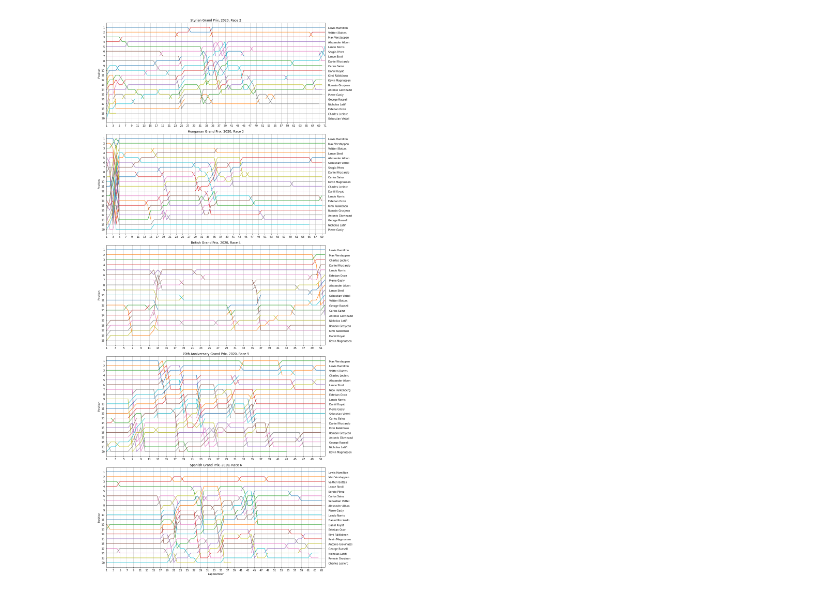
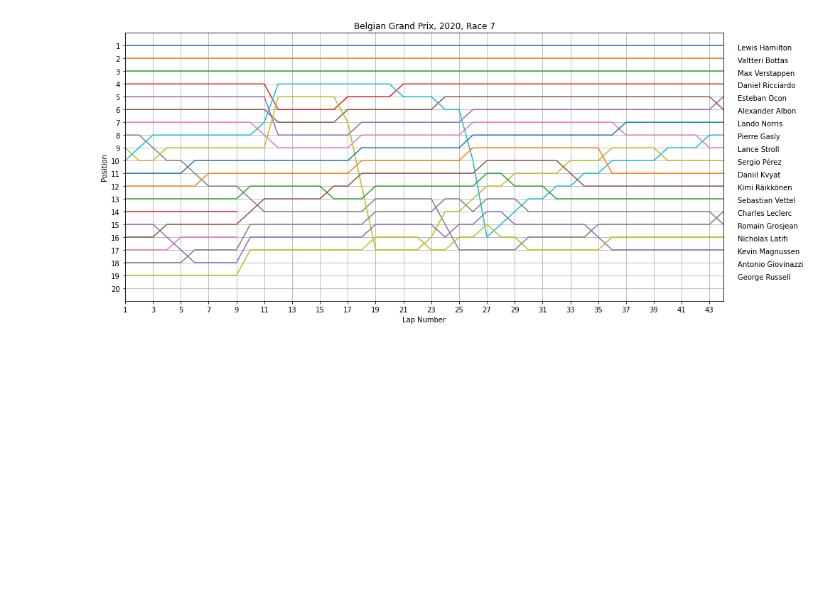
Before and after one commit to cnkndmr/formula1-data-analysis, a Jupyter notebook: src/01-position_by_lap.ipynb, the cells around one changed output. Drawn from its saved outputs; the diff is of its cells as text; code cells hidden in the pictures; blank space fills up the shorter version.

```diff
--- a/src/01-position_by_lap.ipynb
+++ b/src/01-position_by_lap.ipynb
@@ -14,34 +14,32 @@ drivers_df = pd.read_csv(zf.open('drivers.csv'))
 lap_times_df = pd.read_csv(zf.open('lap_times.csv'))
 races_df = pd.read_csv(zf.open('races.csv'))
 # %%
-plt.figure(figsize=(14, 5 * 6))
+raceId = lap_times_df.raceId.drop_duplicates().iloc[-1]
+race_df = lap_times_df[lap_times_df["raceId"] == raceId]
+driver_list = race_df["driverId"].drop_duplicates()
+plt.figure(figsize=(14, 6))
 
-for plot_num, raceId in enumerate(lap_times_df.raceId.drop_duplicates().iloc[-5:]):
-    plt.subplot(5, 1, plot_num + 1)
-    race_df = lap_times_df[lap_times_df["raceId"] == raceId]
-    driver_list = race_df["driverId"].drop_duplicates()
+for driver in driver_list:
+    plt.plot(race_df[race_df["driverId"] == driver]["lap"],
+             race_df[race_df["driverId"] == driver]["position"])
+    y_pos = results_df[(results_df["raceId"] == raceId) & (results_df["driverId"] == driver)]["positionOrder"] + 0.3
+    driver_info = drivers_df[drivers_df["driverId"] == driver]
+    driver_name = driver_info["forename"] + ' ' + driver_info["surname"]
+    plt.text(race_df["lap"].values.max() + 1, y_pos, driver_name.iloc[0])
 
-    for driver in driver_list:
-        plt.plot(race_df[race_df["driverId"] == driver]["lap"],
-                 race_df[race_df["driverId"] == driver]["position"])
-        y_pos = results_df[(results_df["raceId"] == raceId) & (results_df["driverId"] == driver)]["positionOrder"] + 0.3
-        driver_info = drivers_df[drivers_df["driverId"] == driver]
-        driver_name = driver_info["forename"] + ' ' + driver_info["surname"]
-        plt.text(race_df["lap"].values.max() + 1, y_pos, driver_name.iloc[0])
-
-    plt.xticks(np.arange(race_df["lap"].values.min(), race_df["lap"].values.max() + 1, 2.0))
-    plt.yticks(np.arange(race_df["lap"].values.min(), len(driver_list) + 1, 1.0))
-    plt.xlim(race_df["lap"].values.min(), race_df["lap"].values.max())
-    race_name = races_df[races_df["raceId"] == raceId]["name"].iloc[0]
-    race_year = races_df[races_df["raceId"] == raceId]["year"].iloc[0]
-    race_round = races_df[races_df["raceId"] == raceId]["round"].iloc[0]
-    plt.grid()
-    plt.gca().invert_yaxis()
-    plt.title(str(race_name) + ', ' + str(race_year) + ', Race ' + str(race_round))
-    plt.ylabel('Position')
-
+plt.xticks(np.arange(race_df["lap"].values.min(), race_df["lap"].values.max() + 1, 2.0))
+plt.yticks(np.arange(1, 21))
+plt.xlim(race_df["lap"].values.min(), race_df["lap"].values.max())
+plt.ylim(0,21)
+race_name = races_df[races_df["raceId"] == raceId]["name"].iloc[0]
+race_year = races_df[races_df["raceId"] == raceId]["year"].iloc[0]
+race_round = races_df[races_df["raceId"] == raceId]["round"].iloc[0]
+plt.grid()
+plt.gca().invert_yaxis()
+plt.title(str(race_name) + ', ' + str(race_year) + ', Race ' + str(race_round))
+plt.ylabel('Position')
 plt.tight_layout()
 plt.xlabel('Lap Number')
 plt.show()
 # %% [output]
-[figure, old version]
+[figure, new version]
```
